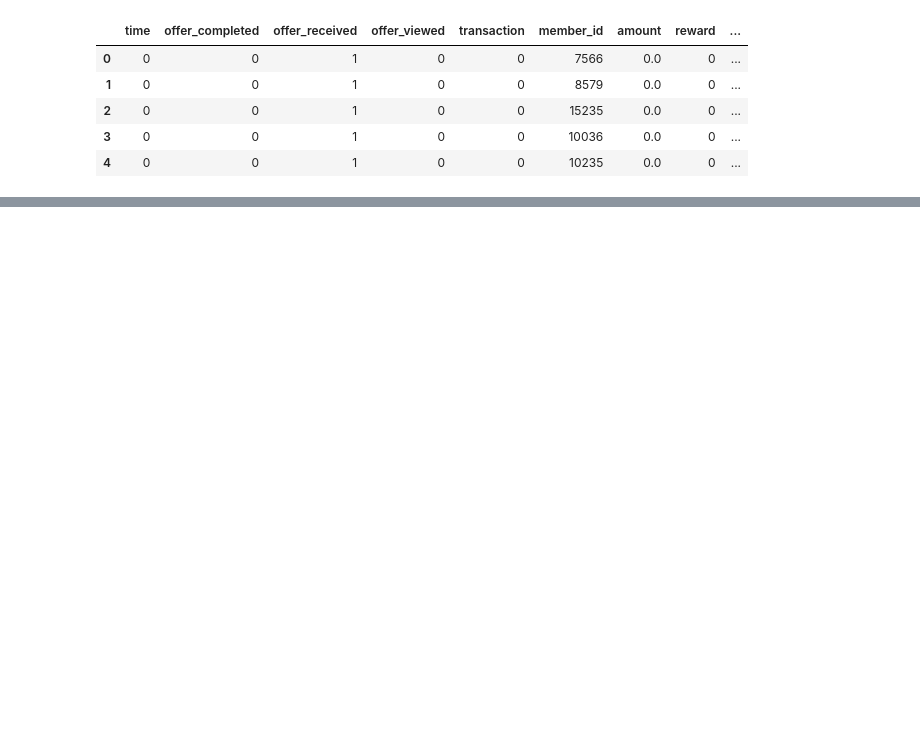
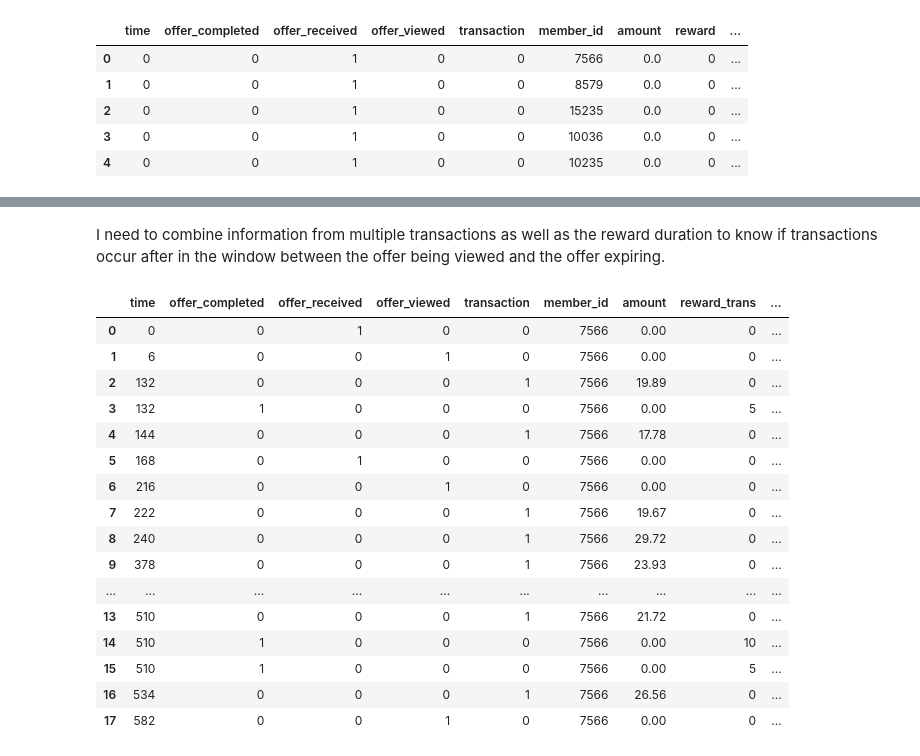
Before and after one commit to blowe615/starbucks_offers, a Jupyter notebook: starbucks_offers.ipynb, the cells around one changed output, grey strips where cells are left out. Cells and saved outputs as stored; diff of their text form; code cells hidden in the pictures; blank space fills up the shorter version.

```diff
--- a/starbucks_offers.ipynb
+++ b/starbucks_offers.ipynb
@@ -663,0 +705,24 @@ transcript_encoded.head()
+# %% [markdown]
+I need to combine information from multiple transactions as well as the reward duration to know if transactions occur after in the window between the offer being viewed and the offer expiring.
+# %%
+test_df = get_member_transactions(7566)
+test_df = test_df.merge(portfolio_encoded,how='left',on='reward_id',suffixes=('_trans','_offer'))
+test_df
+# %% [output]
+|  | time | offer_completed | offer_received | offer_viewed | transaction | member_id | amount | reward_trans | ... |
+| 0 | 0 | 0 | 1 | 0 | 0 | 7566 | 0.00 | 0 | ... |
+| 1 | 6 | 0 | 0 | 1 | 0 | 7566 | 0.00 | 0 | ... |
+| 2 | 132 | 0 | 0 | 0 | 1 | 7566 | 19.89 | 0 | ... |
+| 3 | 132 | 1 | 0 | 0 | 0 | 7566 | 0.00 | 5 | ... |
+| 4 | 144 | 0 | 0 | 0 | 1 | 7566 | 17.78 | 0 | ... |
+| 5 | 168 | 0 | 1 | 0 | 0 | 7566 | 0.00 | 0 | ... |
+| 6 | 216 | 0 | 0 | 1 | 0 | 7566 | 0.00 | 0 | ... |
+| 7 | 222 | 0 | 0 | 0 | 1 | 7566 | 19.67 | 0 | ... |
+| 8 | 240 | 0 | 0 | 0 | 1 | 7566 | 29.72 | 0 | ... |
+| 9 | 378 | 0 | 0 | 0 | 1 | 7566 | 23.93 | 0 | ... |
+| ... | ... | ... | ... | ... | ... | ... | ... | ... | ... |
+| 13 | 510 | 0 | 0 | 0 | 1 | 7566 | 21.72 | 0 | ... |
+| 14 | 510 | 1 | 0 | 0 | 0 | 7566 | 0.00 | 10 | ... |
+| 15 | 510 | 1 | 0 | 0 | 0 | 7566 | 0.00 | 5 | ... |
+| 16 | 534 | 0 | 0 | 0 | 1 | 7566 | 26.56 | 0 | ... |
+| 17 | 582 | 0 | 0 | 1 | 0 | 7566 | 0.00 | 0 | ... |
```
Also changed, not shown: parts of 9 cells of this notebook.
